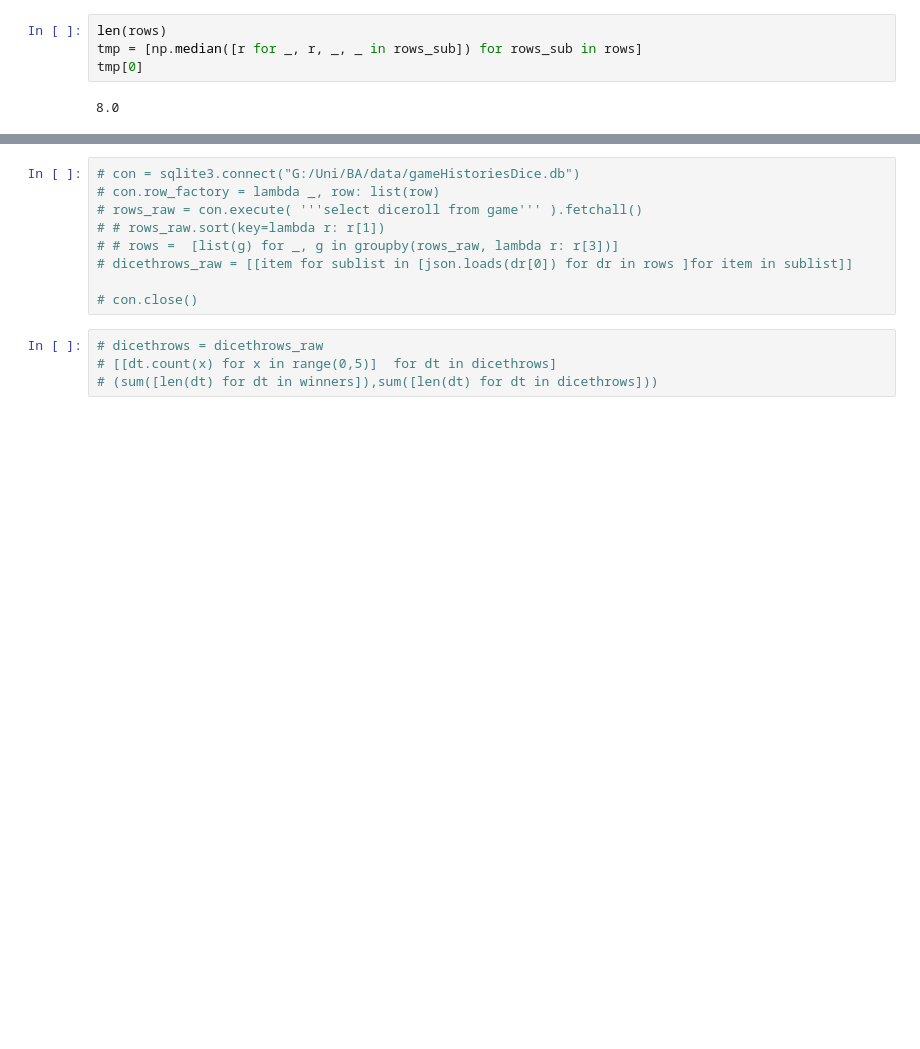
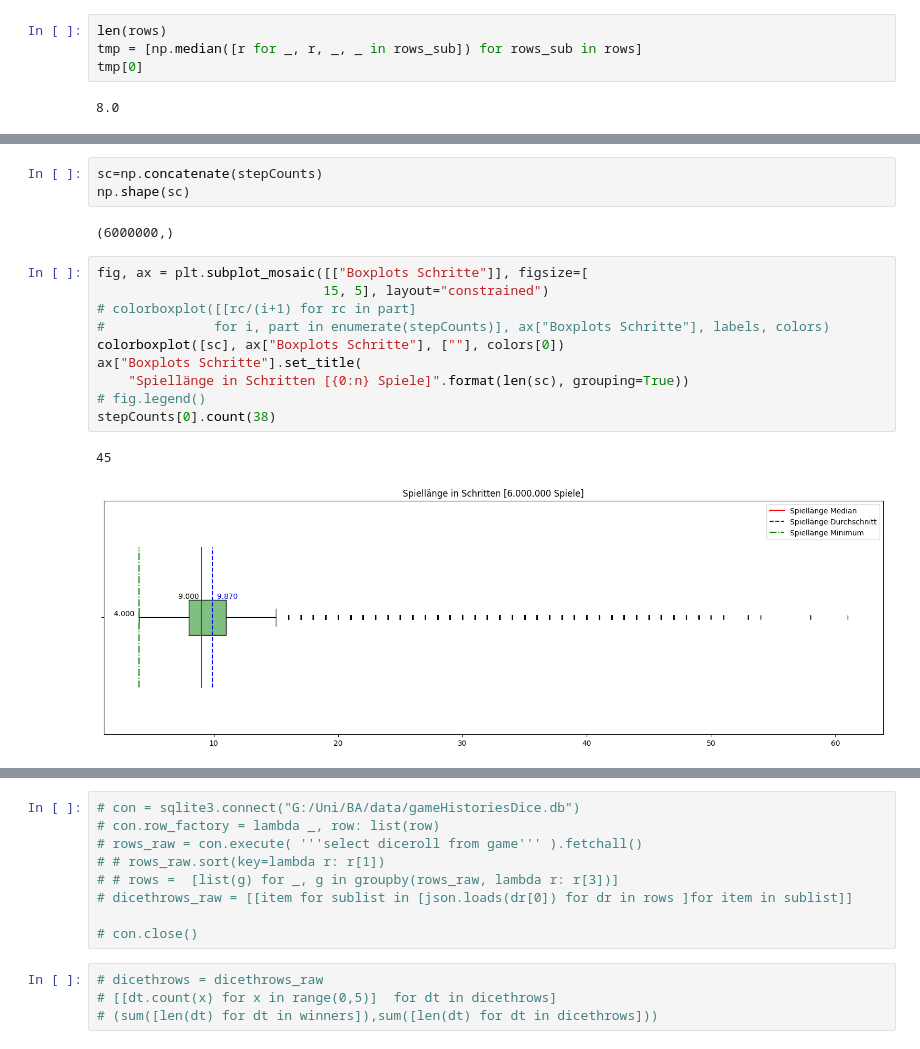
Before and after one commit to LukasWallisch/game-ur-analysis, a Jupyter notebook: src/statistiken/whoWins.ipynb, the cells around one changed output, grey strips where cells are left out. Cells and saved outputs as stored; diff of their text form; blank space fills up the shorter version.

```diff
--- a/src/statistiken/whoWins.ipynb
+++ b/src/statistiken/whoWins.ipynb
@@ -156,0 +188,18 @@ labels
+# %%
+sc=np.concatenate(stepCounts)
+np.shape(sc)
+# %% [output]
+(6000000,)
+# %%
+fig, ax = plt.subplot_mosaic([["Boxplots Schritte"]], figsize=[
+                             15, 5], layout="constrained")
+# colorboxplot([[rc/(i+1) for rc in part]
+#              for i, part in enumerate(stepCounts)], ax["Boxplots Schritte"], labels, colors)
+colorboxplot([sc], ax["Boxplots Schritte"], [""], colors[0])
+ax["Boxplots Schritte"].set_title(
+    "Spiellänge in Schritten [{0:n} Spiele]".format(len(sc), grouping=True))
+# fig.legend()
+stepCounts[0].count(38)
+# %% [output]
+45
+[figure, added]
```
Also changed, not shown: parts of 16 cells of this notebook, 6 other files.
